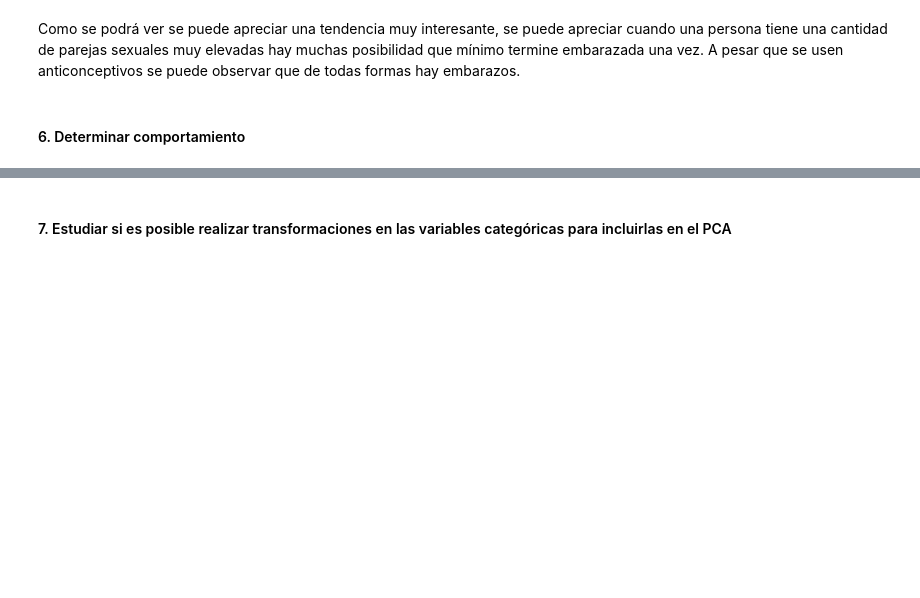
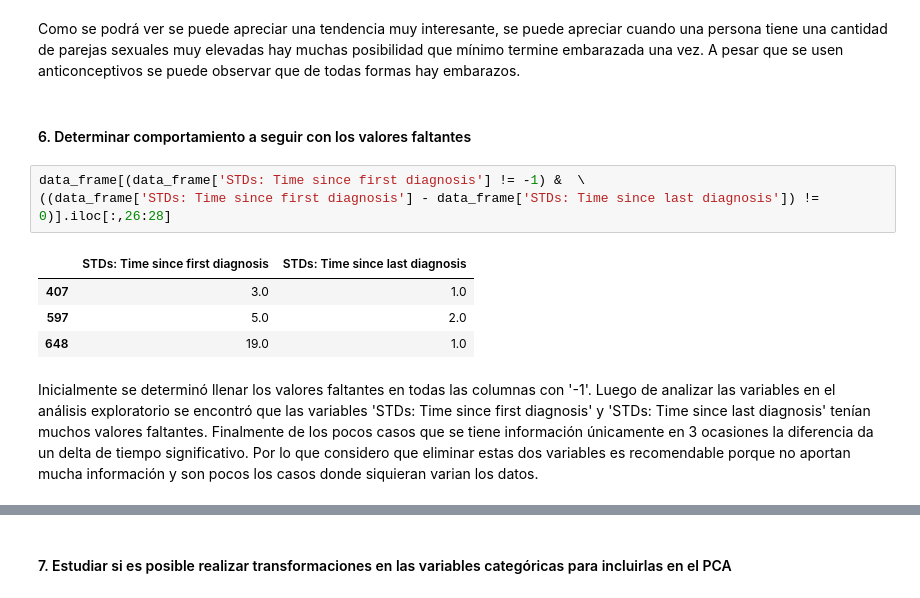
Before and after one commit to CrisLayB/DataScience_Lab01, a Jupyter notebook: lab-01.ipynb, the cells around one changed output, grey strips where cells are left out. Saved outputs shown, nothing was run; the diff lists cells and outputs as text; blank space fills up the shorter version.

```diff
--- a/lab-01.ipynb
+++ b/lab-01.ipynb
@@ -477,4 +480,14 @@ plt.show()
 # %% [markdown]
 Como se podrá ver se puede apreciar una tendencia muy interesante, se puede apreciar cuando una persona tiene una cantidad de parejas sexuales muy elevadas hay muchas posibilidad que mínimo termine embarazada una vez. A pesar que se usen anticonceptivos se puede observar que de todas formas hay embarazos.
 # %% [markdown]
-#### 6. Determinar comportamiento
+#### 6. Determinar comportamiento a seguir con los valores faltantes
+# %%
+data_frame[(data_frame['STDs: Time since first diagnosis'] != -1) &  \
+((data_frame['STDs: Time since first diagnosis'] - data_frame['STDs: Time since last diagnosis']) != 0)].iloc[:,26:28]
+# %% [output]
+|  | STDs: Time since first diagnosis | STDs: Time since last diagnosis |
+| 407 | 3.0 | 1.0 |
+| 597 | 5.0 | 2.0 |
+| 648 | 19.0 | 1.0 |
+# %% [markdown]
+Inicialmente se determinó llenar los valores faltantes en todas las columnas con '-1'. Luego de analizar las variables en el análisis exploratorio se encontró que las variables 'STDs: Time since first diagnosis' y 'STDs: Time since last diagnosis' tenían muchos valores faltantes. Finalmente de los pocos casos que se tiene información únicamente en 3 ocasiones la diferencia da un delta de tiempo significativo. Por lo que considero que eliminar estas dos variables es recomendable porque no aportan mucha información y son pocos los casos donde siquieran varian los datos.
```
Also changed, not shown: parts of 21 cells of this notebook.
